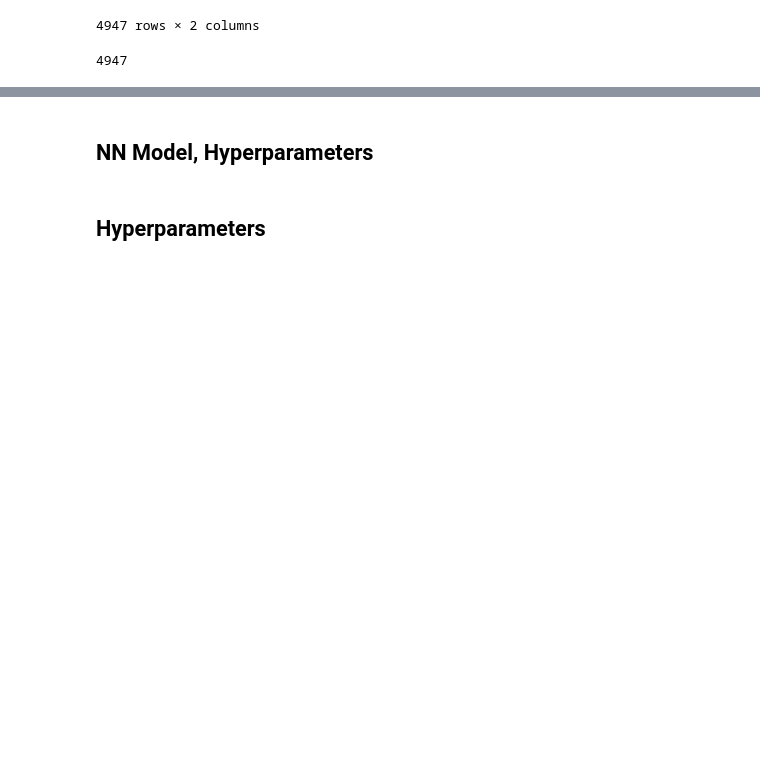
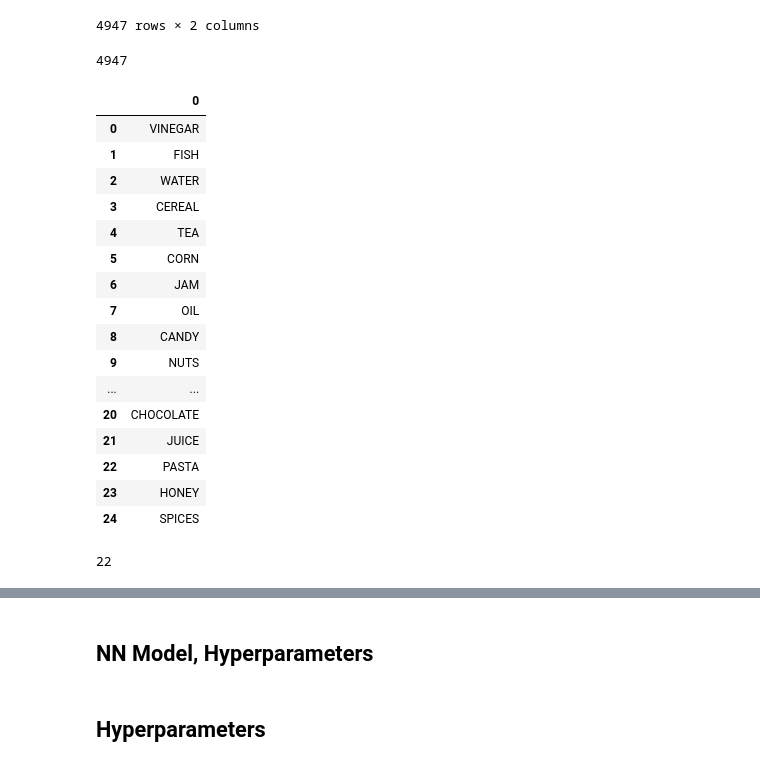
Before and after one commit to Mohamed-Amr-Shalaby/Replicating-Research-Papers, a Jupyter notebook: AlexNet.ipynb, the cells around one changed output, grey strips where cells are left out. Drawn from its saved outputs; the diff is of its cells as text; code cells hidden in the pictures; blank space fills up the shorter version.

```diff
--- a/AlexNet.ipynb
+++ b/AlexNet.ipynb
@@ -239,6 +241,32 @@ import torchvision
 from torchvision.transforms import ToTensor, Lambda, Compose, v2
 from torch.nn.functional import one_hot
 from torch.utils.data import DataLoader, Dataset
+# %%
+label_encoder = pd.DataFrame(dataset["labels"].unique())
+label_encoder
+# %% [output]
+|  | 0 |
+| 0 | VINEGAR |
+| 1 | FISH |
+| 2 | WATER |
+| 3 | CEREAL |
+| 4 | TEA |
+| 5 | CORN |
+| 6 | JAM |
+| 7 | OIL |
+| 8 | CANDY |
+| 9 | NUTS |
+| ... | ... |
+| 20 | CHOCOLATE |
+| 21 | JUICE |
+| 22 | PASTA |
+| 23 | HONEY |
+| 24 | SPICES |
+# %%
+label = label_encoder[label_encoder[0] == 'PASTA'].index.values
+label.item()
+# %% [output]
+22
 # %%
 class groceries_dataset_class(Dataset):
   def __init__(self, dataframe, transform = None):
```
Also changed, not shown: parts of 19 cells of this notebook.
